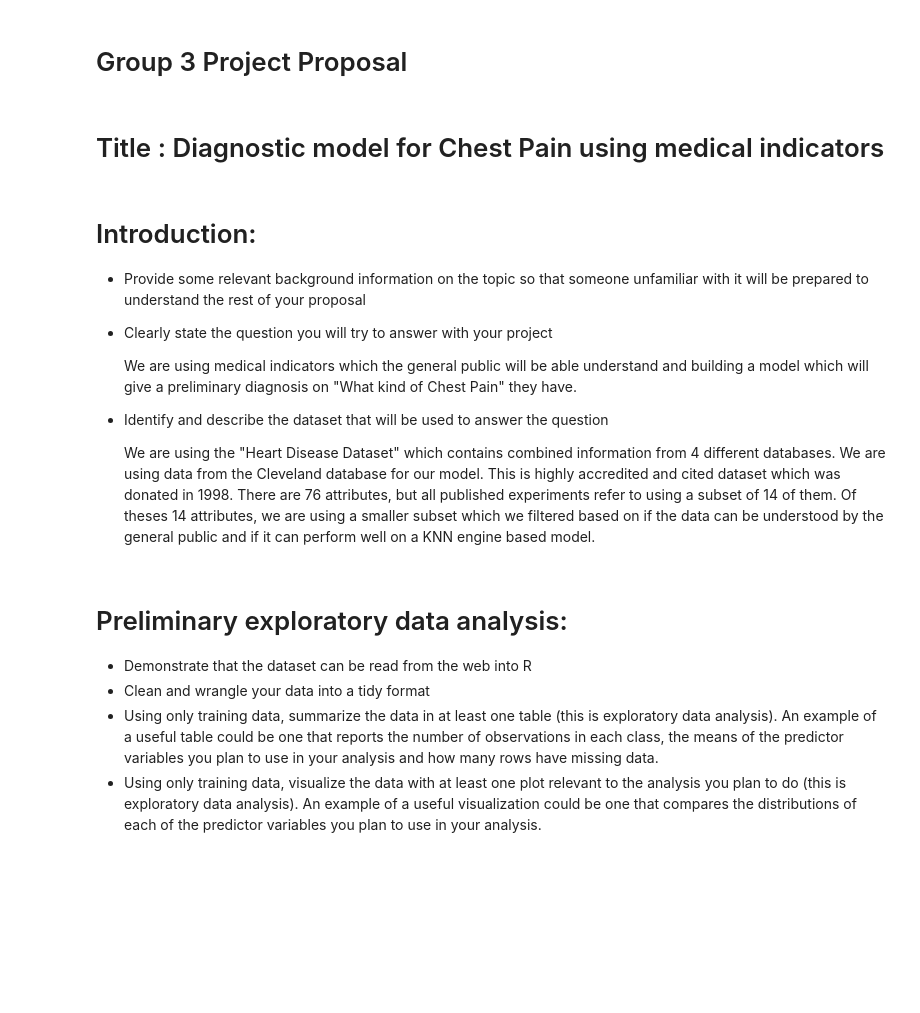
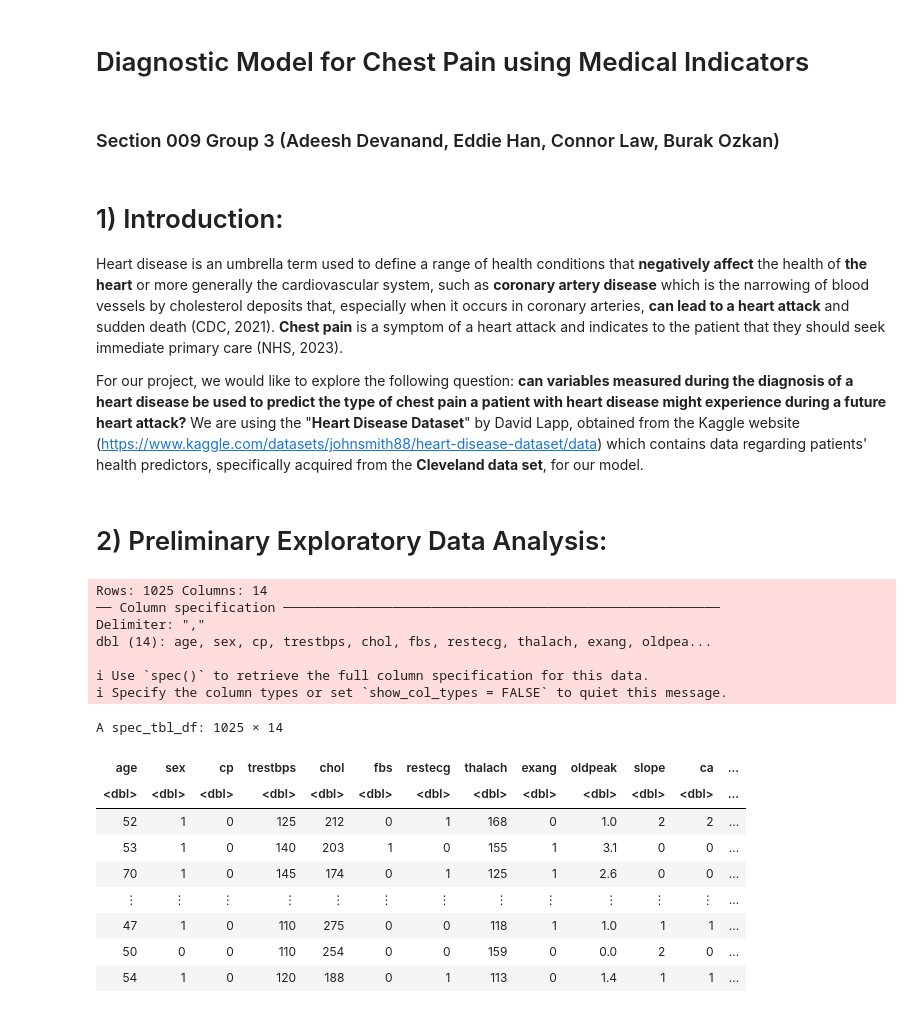
Before and after one commit to BurakMOzkan/DSCI100_group_3, a Jupyter notebook: Project_Proposal.ipynb, the cells around one changed output. Drawn from its saved outputs; the diff is of its cells as text; code cells hidden in the pictures; blank space fills up the shorter version.

Commit message:
COMPLETED PROPOSAL
submitted

```diff
--- a/Project_Proposal.ipynb
+++ b/Project_Proposal.ipynb
@@ -1,23 +1,12 @@
 # %% [markdown]
-# Group 3 Project Proposal
+# Diagnostic Model for Chest Pain using Medical Indicators
 # %% [markdown]
-# Title : Diagnostic model for Chest Pain using medical indicators
+### Section 009 Group 3 (Adeesh Devanand, Eddie Han, Connor Law, Burak Ozkan)
 # %% [markdown]
-# Introduction:
- - Provide some relevant background information on the topic so that someone unfamiliar with it will be prepared to understand the rest of your proposal
+# 1) Introduction:
 
+Heart disease is an umbrella term used to define a range of health conditions that **negatively affect** the health of **the heart** or more generally the cardiovascular system, such as **coronary artery disease** which is the narrowing of blood vessels by cholesterol deposits that, especially when it occurs in coronary arteries, **can lead to a heart attack** and sudden death (CDC, 2021). **Chest pain** is a symptom of a heart attack and indicates to the patient that they should seek immediate primary care (NHS, 2023).
 
-
- - Clearly state the question you will try to answer with your project
-
-   We are using medical indicators which the general public will be able understand and building a model which will give a preliminary diagnosis on "What kind of Chest Pain" they have.
-
- - Identify and describe the dataset that will be used to answer the question
-
-   We are using the "Heart Disease Dataset" which contains combined information from 4 different databases. We are using data from the Cleveland database for our model. This is highly accredited and cited dataset which was donated in 1998. There are 76 attributes, but all published experiments refer to using a subset of 14 of them. Of theses 14 attributes, we are using a smaller subset which we filtered based on if the data can be understood by the general public and if it can perform well on a KNN engine based model.
+For our project, we would like to explore the following question: **can variables measured during the diagnosis of a heart disease be used to predict the type of chest pain a patient with heart disease might experience during a future heart attack?** We are using the "**Heart Disease Dataset**" by David Lapp, obtained from the Kaggle website (https://www.kaggle.com/datasets/johnsmith88/heart-disease-dataset/data) which contains data regarding patients' health predictors, specifically acquired from the **Cleveland data set**, for our model.
 # %% [markdown]
-# Preliminary exploratory data analysis:
- - Demonstrate that the dataset can be read from the web into R
- - Clean and wrangle your data into a tidy format
- - Using only training data, summarize the data in at least one table (this is exploratory data analysis). An example of a useful table could be one that reports the number of observations in each class, the means of the predictor variables you plan to use in your analysis and how many rows have missing data.
- - Using only training data, visualize the data with at least one plot relevant to the analysis you plan to do (this is exploratory data analysis). An example of a useful visualization could be one that compares the distributions of each of the predictor variables you plan to use in your analysis.
+# 2) Preliminary Exploratory Data Analysis:
@@ -23,0 +20,21 @@
+# %%
+url <- read_csv("https://raw.githubusercontent.com/BurakMOzkan/DSCI100_group_3/main/heart.csv?token=GHSAT0AAAAAACJLJJFXZSUE74ZPWJICUPLUZJ57Y6A")
+url
+# %% [output]
+Rows: 1025 Columns: 14
+── Column specification ────────────────────────────────────────────────────────
+Delimiter: ","
+dbl (14): age, sex, cp, trestbps, chol, fbs, restecg, thalach, exang, oldpea...
+
+ℹ Use `spec()` to retrieve the full column specification for this data.
+ℹ Specify the column types or set `show_col_types = FALSE` to quiet this message.
+A spec_tbl_df: 1025 × 14
+| age | sex | cp | trestbps | chol | fbs | restecg | thalach | exang | oldpeak | slope | ca | ... |
+| <dbl> | <dbl> | <dbl> | <dbl> | <dbl> | <dbl> | <dbl> | <dbl> | <dbl> | <dbl> | <dbl> | <dbl> | ... |
+| 52 | 1 | 0 | 125 | 212 | 0 | 1 | 168 | 0 | 1.0 | 2 | 2 | ... |
+| 53 | 1 | 0 | 140 | 203 | 1 | 0 | 155 | 1 | 3.1 | 0 | 0 | ... |
+| 70 | 1 | 0 | 145 | 174 | 0 | 1 | 125 | 1 | 2.6 | 0 | 0 | ... |
+| ⋮ | ⋮ | ⋮ | ⋮ | ⋮ | ⋮ | ⋮ | ⋮ | ⋮ | ⋮ | ⋮ | ⋮ | ... |
+| 47 | 1 | 0 | 110 | 275 | 0 | 0 | 118 | 1 | 1.0 | 1 | 1 | ... |
+| 50 | 0 | 0 | 110 | 254 | 0 | 0 | 159 | 0 | 0.0 | 2 | 0 | ... |
+| 54 | 1 | 0 | 120 | 188 | 0 | 1 | 113 | 0 | 1.4 | 1 | 1 | ... |
```
Also changed, not shown: parts of 10 cells of this notebook.
